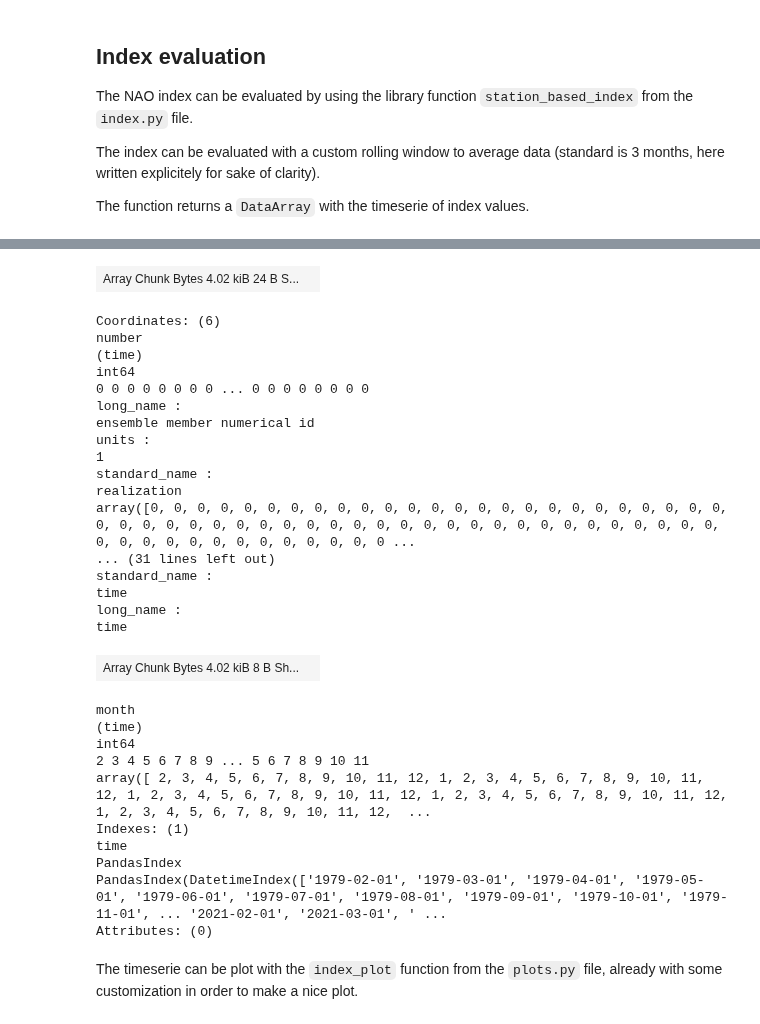
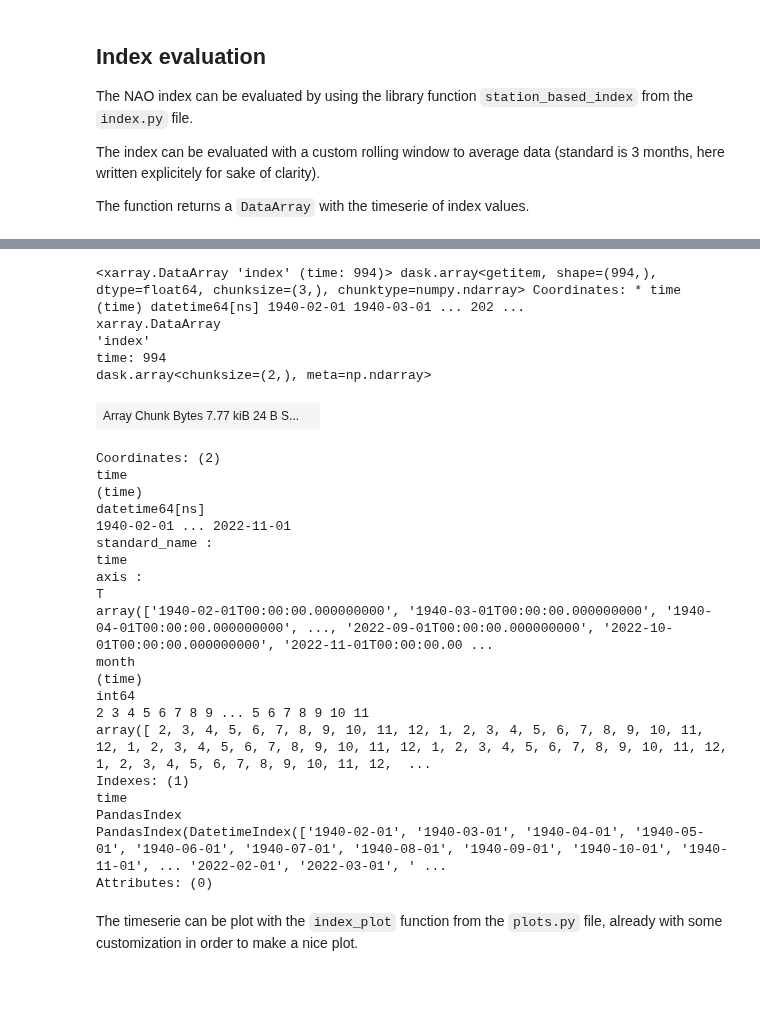
Before and after one commit to DestinE-Climate-DT/AQUA, a Jupyter notebook: diagnostics/teleconnections/notebooks/NAO.ipynb, the cells around one changed output, grey strips where cells are left out. Drawn from its saved outputs; the diff is of its cells as text; code cells hidden in the pictures; blank space fills up the shorter version.

```diff
--- a/diagnostics/teleconnections/notebooks/NAO.ipynb
+++ b/diagnostics/teleconnections/notebooks/NAO.ipynb
@@ -24,9 +21,11 @@ The field required to evaluate the teleconnection is also specified in the `name
 # %%
 diagname  = 'teleconnections'
 telecname = 'NAO'
-exp       = 'ERA5'
+model = 'ERA5'
+exp = 'era5'
+source = 'monthly'
 
-namelist = load_namelist(diagname,configdir='../')
+namelist = load_namelist(diagname)
 
 field = namelist[telecname]['field']
 # %% [markdown]
@@ -52,9 +35,6 @@ namelist
 # %% [markdown]
 Data required for the NAO teleconnection are retrieved with the `Reader` class from the `AQUA` framework (see framework notebooks for a comprehensive list of examples).
 # %%
-configdir = '../../../config/'
-
-reader = Reader(model='ERA5',exp='era5',source='monthly_inst',configdir=configdir,regrid='r100',var=field)
+reader = Reader(model=model,exp=exp,source=source,regrid='r100')
 # %%
-data = reader.retrieve()
-data
+data = reader.retrieve(var=field)
@@ -138,5 +44,6 @@ intake_esm_dataset_key :
 The `Reader` returns a `Dataset`. It is needed to select the data for the desired variable and regrid before calling the library function.
 # %%
 infile = data[field]
+#infile = infile.sel(time=slice('1979-01-01','1982-12-31'))
 infile = reader.regrid(infile)
-infile
+infile = infile
@@ -193,6 +56,6 @@ The index can be evaluated with a custom rolling window to average data (standar
 
 The function returns a `DataArray` with the timeserie of index values.
 # %%
-nao = station_based_index(infile,namelist,telecname,months_window=3)
+nao = station_based_index(infile,namelist,telecname,months_window=3,loglevel='INFO')
 nao
 # %% [output]
@@ -204,22 +67,19 @@ dask.array<chunksize=(2,), meta=np.ndarray>
+<xarray.DataArray 'index' (time: 994)> dask.array<getitem, shape=(994,), dtype=float64, chunksize=(3,), chunktype=numpy.ndarray> Coordinates: * time (time) datetime64[ns] 1940-02-01 1940-03-01 ... 202 ...
+xarray.DataArray
+'index'
+time: 994
+dask.array<chunksize=(2,), meta=np.ndarray>
-| Array Chunk Bytes 4.02 kiB 24 B S... |  |
+| Array Chunk Bytes 7.77 kiB 24 B S... |  |
-Coordinates: (6)
-number
-(time)
-int64
-0 0 0 0 0 0 0 0 ... 0 0 0 0 0 0 0 0
-long_name :
-ensemble member numerical id
-units :
-1
-standard_name :
-realization
-array([0, 0, 0, 0, 0, 0, 0, 0, 0, 0, 0, 0, 0, 0, 0, 0, 0, 0, 0, 0, 0, 0, 0, 0, 0, 0, 0, 0, 0, 0, 0, 0, 0, 0, 0, 0, 0, 0, 0, 0, 0, 0, 0, 0, 0, 0, 0, 0, 0, 0, 0, 0, 0, 0, 0, 0, 0, 0, 0, 0, 0, 0, 0, 0, 0 ...
-... (31 lines left out)
-standard_name :
-time
-long_name :
-time
-| Array Chunk Bytes 4.02 kiB 8 B Sh... |  |
+Coordinates: (2)
+time
+(time)
+datetime64[ns]
+1940-02-01 ... 2022-11-01
+standard_name :
+time
+axis :
+T
+array(['1940-02-01T00:00:00.000000000', '1940-03-01T00:00:00.000000000', '1940-04-01T00:00:00.000000000', ..., '2022-09-01T00:00:00.000000000', '2022-10-01T00:00:00.000000000', '2022-11-01T00:00:00.00 ...
 month
 (time)
 int64
@@ -228,7 +88,7 @@ array([ 2, 3, 4, 5, 6, 7, 8, 9, 10, 11, 12, 1, 2, 3, 4, 5, 6, 7, 8, 9, 10, 11, 1
 Indexes: (1)
 time
 PandasIndex
-PandasIndex(DatetimeIndex(['1979-02-01', '1979-03-01', '1979-04-01', '1979-05-01', '1979-06-01', '1979-07-01', '1979-08-01', '1979-09-01', '1979-10-01', '1979-11-01', ... '2021-02-01', '2021-03-01', ' ...
+PandasIndex(DatetimeIndex(['1940-02-01', '1940-03-01', '1940-04-01', '1940-05-01', '1940-06-01', '1940-07-01', '1940-08-01', '1940-09-01', '1940-10-01', '1940-11-01', ... '2022-02-01', '2022-03-01', ' ...
 Attributes: (0)
 # %% [markdown]
 The timeserie can be plot with the `index_plot` function from the `plots.py` file, already with some customization in order to make a nice plot.
```
Also changed, not shown: parts of 9 cells of this notebook, 3 other files.
